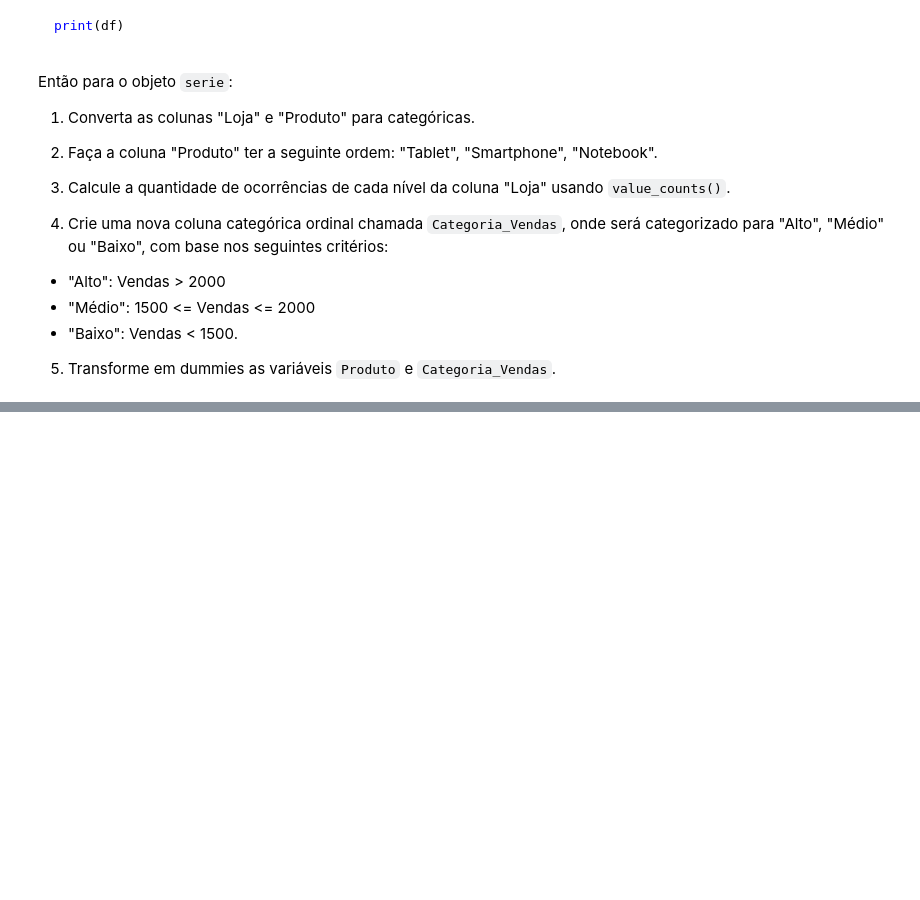
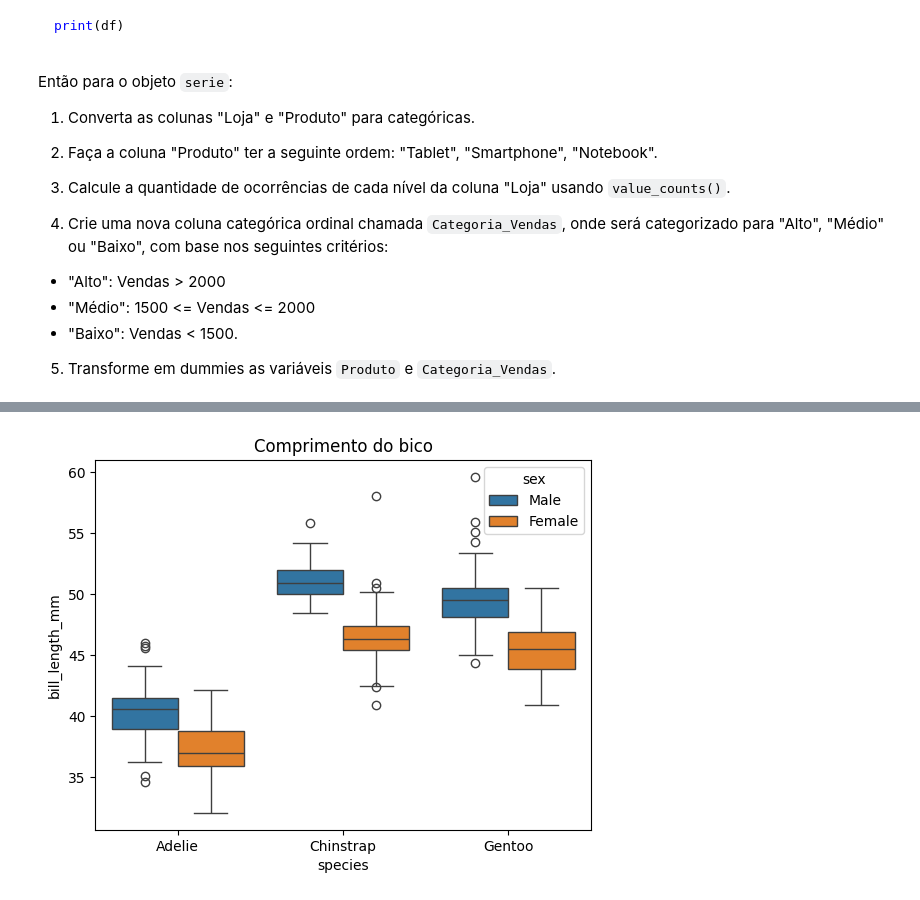
Before and after one commit to natashanuto/CEE2, a Jupyter notebook: Exercicios.ipynb, the cells around one changed output, grey strips where cells are left out. Saved outputs shown, nothing was run; the diff lists cells and outputs as text; code cells hidden in the pictures; blank space fills up the shorter version.

```diff
--- a/Exercicios.ipynb
+++ b/Exercicios.ipynb
@@ -969,0 +1252,8 @@ Então para o objeto `serie`:
+# %%
+import seaborn as sns
+
+# Carregar o dataset
+penguins = sns.load_dataset("penguins")
+
+# Exibir uma amostra do dataset
+print(penguins.head())
@@ -969,0 +1294,9 @@ Então para o objeto `serie`:
+# %%
+import matplotlib.pyplot as plt
+import seaborn as sns
+
+sns.boxplot(data = penguins, x = "species", y = "bill_length_mm", hue = "sex")
+plt.title("Comprimento do bico")
+plt.show()
+# %% [output]
+[figure, added]
```
Also changed, not shown: parts of 15 cells of this notebook.
